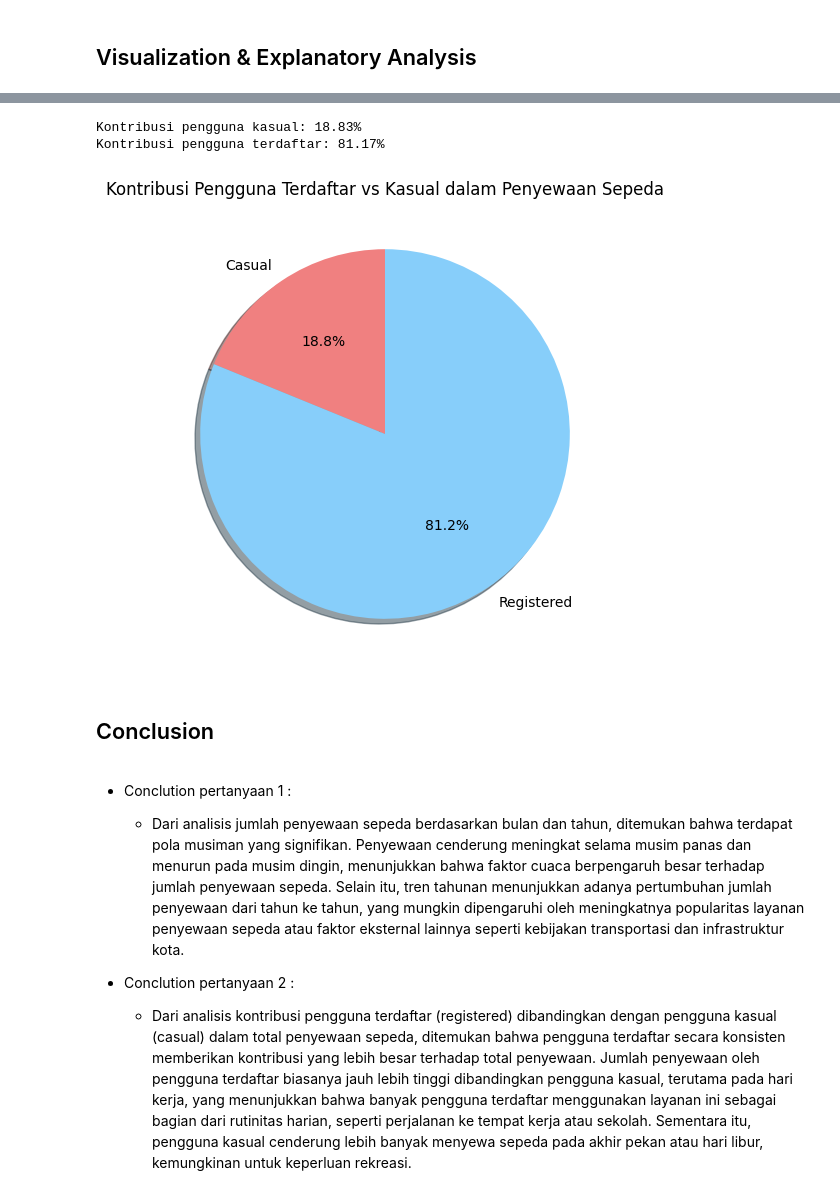
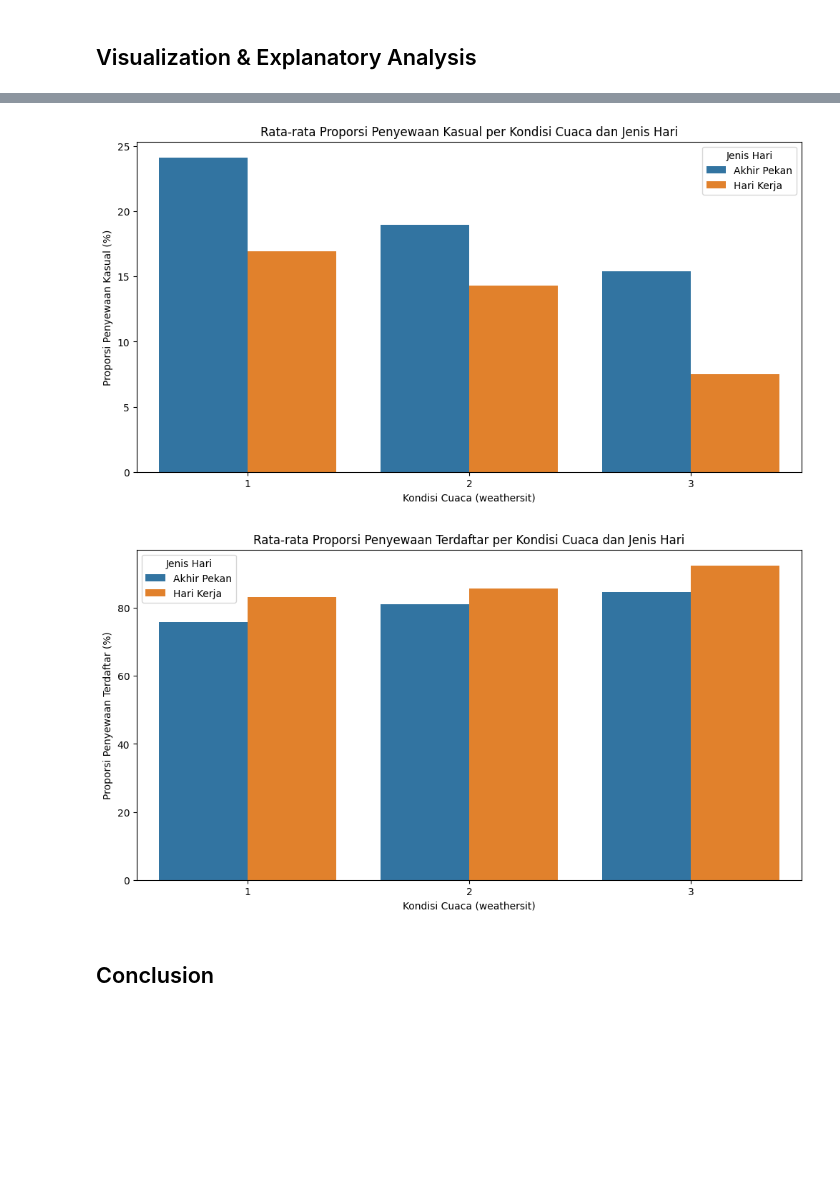
Before and after one commit to setiady16/submission-bike-trend, a Jupyter notebook: notebook.ipynb, the cells around one changed output, grey strips where cells are left out. Drawn from its saved outputs; the diff is of its cells as text; code cells hidden in the pictures; blank space fills up the shorter version.

```diff
--- a/notebook.ipynb
+++ b/notebook.ipynb
@@ -733,22 +757,20 @@ plt.show()
 # %%
-# Salin DataFrame untuk analisis kontribusi pengguna
-df_user = df_day[['dteday', 'casual', 'registered', 'cnt']].copy()
+# Salin DataFrame dan kolom yang dibutuhkan termasuk weekday dan weathersit
+df_user = df_day[['dteday', 'casual', 'registered', 'cnt', 'weekday', 'weathersit']].copy()
 
-# Konversi kolom tanggal ke format datetime
+# Konversi kolom tanggal ke datetime
 df_user['dteday'] = pd.to_datetime(df_user['dteday'])
 
-# Hitung persentase kontribusi masing-masing pengguna terhadap total penyewaan
+# Tentukan tipe hari
+df_user['day_type'] = df_user['weekday'].apply(lambda x: 'Hari Kerja' if x < 5 else 'Akhir Pekan')
+
+# Hitung persentase kontribusi masing-masing pengguna per baris
 df_user['casual_pct'] = (df_user['casual'] / df_user['cnt']) * 100
 df_user['registered_pct'] = (df_user['registered'] / df_user['cnt']) * 100
 
-# Hitung rata-rata kontribusi dalam keseluruhan periode
-avg_casual_pct = df_user['casual_pct'].mean()
-avg_registered_pct = df_user['registered_pct'].mean()
+# Agregasi rata-rata persentase kontribusi berdasarkan hari dan kondisi cuaca
+df_agg_pct = df_user.groupby(['day_type', 'weathersit'])[['casual_pct', 'registered_pct']].mean().reset_index()
 
-# Cetak hasil rata-rata kontribusi
-print(f"Rata-rata kontribusi pengguna kasual: {avg_casual_pct:.2f}%")
-print(f"Rata-rata kontribusi pengguna terdaftar: {avg_registered_pct:.2f}%")
-
-# Tampilkan beberapa sampel data
-df_user.head(10)
+# Tampilkan hasil
+print(df_agg_pct)
 # %% [output]
@@ -768,35 +784,23 @@ Rata-rata kontribusi pengguna terdaftar: 82.44%
-# %%
-# Hitung total penyewaan berdasarkan jenis pengguna
-total_casual = df_day['casual'].sum()
-total_registered = df_day['registered'].sum()
-total_cnt = df_day['cnt'].sum()
-
-# Hitung persentase kontribusi masing-masing pengguna
-casual_pct = (total_casual / total_cnt) * 100
-registered_pct = (total_registered / total_cnt) * 100
-
-# Tampilkan hasil
-print(f"Kontribusi pengguna kasual: {casual_pct:.2f}%")
-print(f"Kontribusi pengguna terdaftar: {registered_pct:.2f}%")
-
-# Membuat pie chart
-labels = ['Casual', 'Registered']
-sizes = [total_casual, total_registered]
-colors = ['lightcoral', 'lightskyblue']
-
-plt.figure(figsize=(6,6))
-plt.pie(sizes, labels=labels, autopct='%1.1f%%', colors=colors, startangle=90, shadow=True)
-plt.title("Kontribusi Pengguna Terdaftar vs Kasual dalam Penyewaan Sepeda")
-plt.show()
-# %% [output]
-Kontribusi pengguna kasual: 18.83%
-Kontribusi pengguna terdaftar: 81.17%
-[figure, removed]
+# %%
+# Plot proporsi pengguna kasual berdasarkan day_type dan weathersit
+plt.figure(figsize=(12,6))
+sns.barplot(data=df_agg_pct, x='weathersit', y='casual_pct', hue='day_type')
+plt.title('Rata-rata Proporsi Penyewaan Kasual per Kondisi Cuaca dan Jenis Hari')
+plt.xlabel('Kondisi Cuaca (weathersit)')
+plt.ylabel('Proporsi Penyewaan Kasual (%)')
+plt.legend(title='Jenis Hari')
+plt.show()
+
+# Plot proporsi pengguna terdaftar dengan cara yang sama
+plt.figure(figsize=(12,6))
+sns.barplot(data=df_agg_pct, x='weathersit', y='registered_pct', hue='day_type')
+plt.title('Rata-rata Proporsi Penyewaan Terdaftar per Kondisi Cuaca dan Jenis Hari')
+plt.xlabel('Kondisi Cuaca (weathersit)')
+plt.ylabel('Proporsi Penyewaan Terdaftar (%)')
+plt.legend(title='Jenis Hari')
+plt.show()
+# %% [output]
+[figure, added]
+[figure, added]
 # %% [markdown]
 ## Conclusion
-# %% [markdown]
-- Conclution pertanyaan 1 :
-    - Dari analisis jumlah penyewaan sepeda berdasarkan bulan dan tahun, ditemukan bahwa terdapat pola musiman yang signifikan. Penyewaan cenderung meningkat selama musim panas dan menurun pada musim dingin, menunjukkan bahwa faktor cuaca berpengaruh besar terhadap jumlah penyewaan sepeda. Selain itu, tren tahunan menunjukkan adanya pertumbuhan jumlah penyewaan dari tahun ke tahun, yang mungkin dipengaruhi oleh meningkatnya popularitas layanan penyewaan sepeda atau faktor eksternal lainnya seperti kebijakan transportasi dan infrastruktur kota.
-
-- Conclution pertanyaan 2 :
-    - Dari analisis kontribusi pengguna terdaftar (registered) dibandingkan dengan pengguna kasual (casual) dalam total penyewaan sepeda, ditemukan bahwa pengguna terdaftar secara konsisten memberikan kontribusi yang lebih besar terhadap total penyewaan. Jumlah penyewaan oleh pengguna terdaftar biasanya jauh lebih tinggi dibandingkan pengguna kasual, terutama pada hari kerja, yang menunjukkan bahwa banyak pengguna terdaftar menggunakan layanan ini sebagai bagian dari rutinitas harian, seperti perjalanan ke tempat kerja atau sekolah. Sementara itu, pengguna kasual cenderung lebih banyak menyewa sepeda pada akhir pekan atau hari libur, kemungkinan untuk keperluan rekreasi.
```
Also changed, not shown: parts of 22 cells of this notebook, 1 other file.
